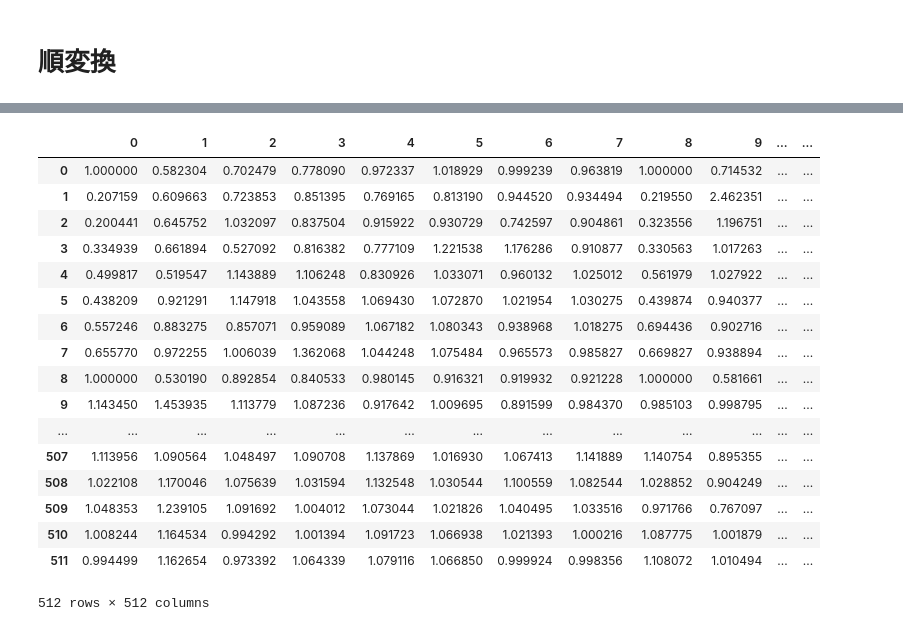
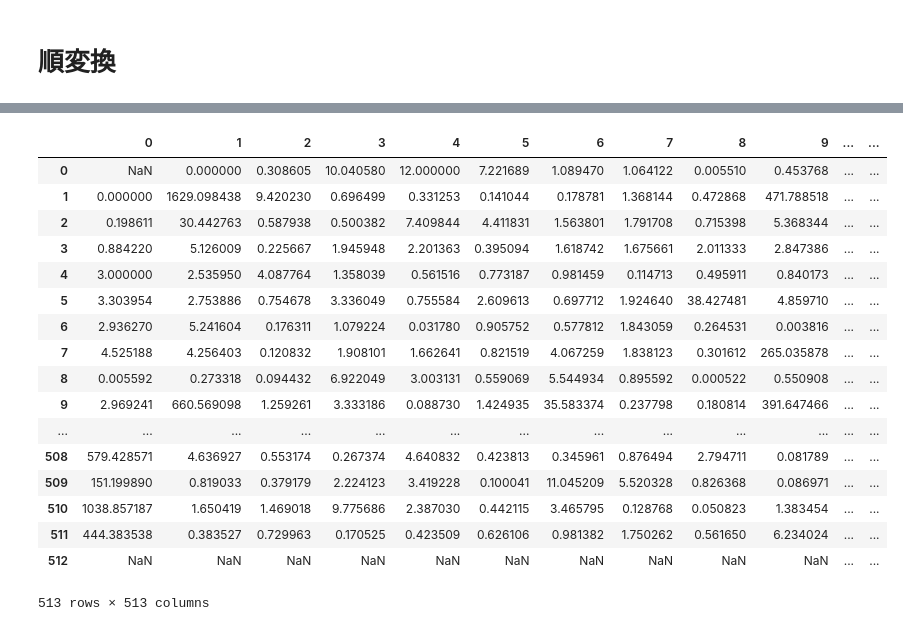
Before and after one commit to Hiroya-W/TPHLCT_and_DMLCT, a Jupyter notebook: DMLCT/8x8/DMLCT 交流成分比較-Copy2.ipynb, the cells around one changed output, grey strips where cells are left out. Drawn from its saved outputs; the diff is of its cells as text; code cells hidden in the pictures.

```diff
--- a/DMLCT/8x8/DMLCT 交流成分比較-Copy2.ipynb
+++ b/DMLCT/8x8/DMLCT 交流成分比較-Copy2.ipynb
@@ -330,4 +330,5 @@ for n_bar in tqdm_notebook(range(2,6)):
 # %% [output]
 [interactive output not drawn]
 # %%
-Fk_values = pd.read_csv("DCT_coef_ave.csv",header=None)
+Fk_values = pd.read_csv("lena_coef.csv",header=None)
+Fk_values.head()
@@ -334,2 +343,3 @@ Fk_values = pd.read_csv("DCT_coef_ave.csv",header=None)
 # %%
-Vk_values = pd.read_csv("DMLCT_4_coef_ave.csv",header=None)
+Vk_values = pd.read_csv("DMLCT_lenna_ashi_coef.csv",header=None)
+Vk_values.head()
@@ -336,21 +354,21 @@ Vk_values = pd.read_csv("DMLCT_4_coef_ave.csv",header=None)
-# %%
-Fk_values / Vk_values
-# %% [output]
-|  | 0 | 1 | 2 | 3 | 4 | 5 | 6 | 7 | 8 | 9 | ... | ... |
-| 0 | 1.000000 | 0.582304 | 0.702479 | 0.778090 | 0.972337 | 1.018929 | 0.999239 | 0.963819 | 1.000000 | 0.714532 | ... | ... |
-| 1 | 0.207159 | 0.609663 | 0.723853 | 0.851395 | 0.769165 | 0.813190 | 0.944520 | 0.934494 | 0.219550 | 2.462351 | ... | ... |
-| 2 | 0.200441 | 0.645752 | 1.032097 | 0.837504 | 0.915922 | 0.930729 | 0.742597 | 0.904861 | 0.323556 | 1.196751 | ... | ... |
-| 3 | 0.334939 | 0.661894 | 0.527092 | 0.816382 | 0.777109 | 1.221538 | 1.176286 | 0.910877 | 0.330563 | 1.017263 | ... | ... |
-| 4 | 0.499817 | 0.519547 | 1.143889 | 1.106248 | 0.830926 | 1.033071 | 0.960132 | 1.025012 | 0.561979 | 1.027922 | ... | ... |
-| 5 | 0.438209 | 0.921291 | 1.147918 | 1.043558 | 1.069430 | 1.072870 | 1.021954 | 1.030275 | 0.439874 | 0.940377 | ... | ... |
-| 6 | 0.557246 | 0.883275 | 0.857071 | 0.959089 | 1.067182 | 1.080343 | 0.938968 | 1.018275 | 0.694436 | 0.902716 | ... | ... |
-| 7 | 0.655770 | 0.972255 | 1.006039 | 1.362068 | 1.044248 | 1.075484 | 0.965573 | 0.985827 | 0.669827 | 0.938894 | ... | ... |
-| 8 | 1.000000 | 0.530190 | 0.892854 | 0.840533 | 0.980145 | 0.916321 | 0.919932 | 0.921228 | 1.000000 | 0.581661 | ... | ... |
-| 9 | 1.143450 | 1.453935 | 1.113779 | 1.087236 | 0.917642 | 1.009695 | 0.891599 | 0.984370 | 0.985103 | 0.998795 | ... | ... |
-| ... | ... | ... | ... | ... | ... | ... | ... | ... | ... | ... | ... | ... |
-| 507 | 1.113956 | 1.090564 | 1.048497 | 1.090708 | 1.137869 | 1.016930 | 1.067413 | 1.141889 | 1.140754 | 0.895355 | ... | ... |
-| 508 | 1.022108 | 1.170046 | 1.075639 | 1.031594 | 1.132548 | 1.030544 | 1.100559 | 1.082544 | 1.028852 | 0.904249 | ... | ... |
-| 509 | 1.048353 | 1.239105 | 1.091692 | 1.004012 | 1.073044 | 1.021826 | 1.040495 | 1.033516 | 0.971766 | 0.767097 | ... | ... |
-| 510 | 1.008244 | 1.164534 | 0.994292 | 1.001394 | 1.091723 | 1.066938 | 1.021393 | 1.000216 | 1.087775 | 1.001879 | ... | ... |
-| 511 | 0.994499 | 1.162654 | 0.973392 | 1.064339 | 1.079116 | 1.066850 | 0.999924 | 0.998356 | 1.108072 | 1.010494 | ... | ... |
-512 rows × 512 columns
+# %%
+np.abs(Vk_values) / np.abs(Fk_values)
+# %% [output]
+|  | 0 | 1 | 2 | 3 | 4 | 5 | 6 | 7 | 8 | 9 | ... | ... |
+| 0 | NaN | 0.000000 | 0.308605 | 10.040580 | 12.000000 | 7.221689 | 1.089470 | 1.064122 | 0.005510 | 0.453768 | ... | ... |
+| 1 | 0.000000 | 1629.098438 | 9.420230 | 0.696499 | 0.331253 | 0.141044 | 0.178781 | 1.368144 | 0.472868 | 471.788518 | ... | ... |
+| 2 | 0.198611 | 30.442763 | 0.587938 | 0.500382 | 7.409844 | 4.411831 | 1.563801 | 1.791708 | 0.715398 | 5.368344 | ... | ... |
+| 3 | 0.884220 | 5.126009 | 0.225667 | 1.945948 | 2.201363 | 0.395094 | 1.618742 | 1.675661 | 2.011333 | 2.847386 | ... | ... |
+| 4 | 3.000000 | 2.535950 | 4.087764 | 1.358039 | 0.561516 | 0.773187 | 0.981459 | 0.114713 | 0.495911 | 0.840173 | ... | ... |
+| 5 | 3.303954 | 2.753886 | 0.754678 | 3.336049 | 0.755584 | 2.609613 | 0.697712 | 1.924640 | 38.427481 | 4.859710 | ... | ... |
+| 6 | 2.936270 | 5.241604 | 0.176311 | 1.079224 | 0.031780 | 0.905752 | 0.577812 | 1.843059 | 0.264531 | 0.003816 | ... | ... |
+| 7 | 4.525188 | 4.256403 | 0.120832 | 1.908101 | 1.662641 | 0.821519 | 4.067259 | 1.838123 | 0.301612 | 265.035878 | ... | ... |
+| 8 | 0.005592 | 0.273318 | 0.094432 | 6.922049 | 3.003131 | 0.559069 | 5.544934 | 0.895592 | 0.000522 | 0.550908 | ... | ... |
+| 9 | 2.969241 | 660.569098 | 1.259261 | 3.333186 | 0.088730 | 1.424935 | 35.583374 | 0.237798 | 0.180814 | 391.647466 | ... | ... |
+| ... | ... | ... | ... | ... | ... | ... | ... | ... | ... | ... | ... | ... |
+| 508 | 579.428571 | 4.636927 | 0.553174 | 0.267374 | 4.640832 | 0.423813 | 0.345961 | 0.876494 | 2.794711 | 0.081789 | ... | ... |
+| 509 | 151.199890 | 0.819033 | 0.379179 | 2.224123 | 3.419228 | 0.100041 | 11.045209 | 5.520328 | 0.826368 | 0.086971 | ... | ... |
+| 510 | 1038.857187 | 1.650419 | 1.469018 | 9.775686 | 2.387030 | 0.442115 | 3.465795 | 0.128768 | 0.050823 | 1.383454 | ... | ... |
+| 511 | 444.383538 | 0.383527 | 0.729963 | 0.170525 | 0.423509 | 0.626106 | 0.981382 | 1.750262 | 0.561650 | 6.234024 | ... | ... |
+| 512 | NaN | NaN | NaN | NaN | NaN | NaN | NaN | NaN | NaN | NaN | ... | ... |
+513 rows × 513 columns
```
Also changed, not shown: parts of 2 cells of this notebook, 7 other files.
